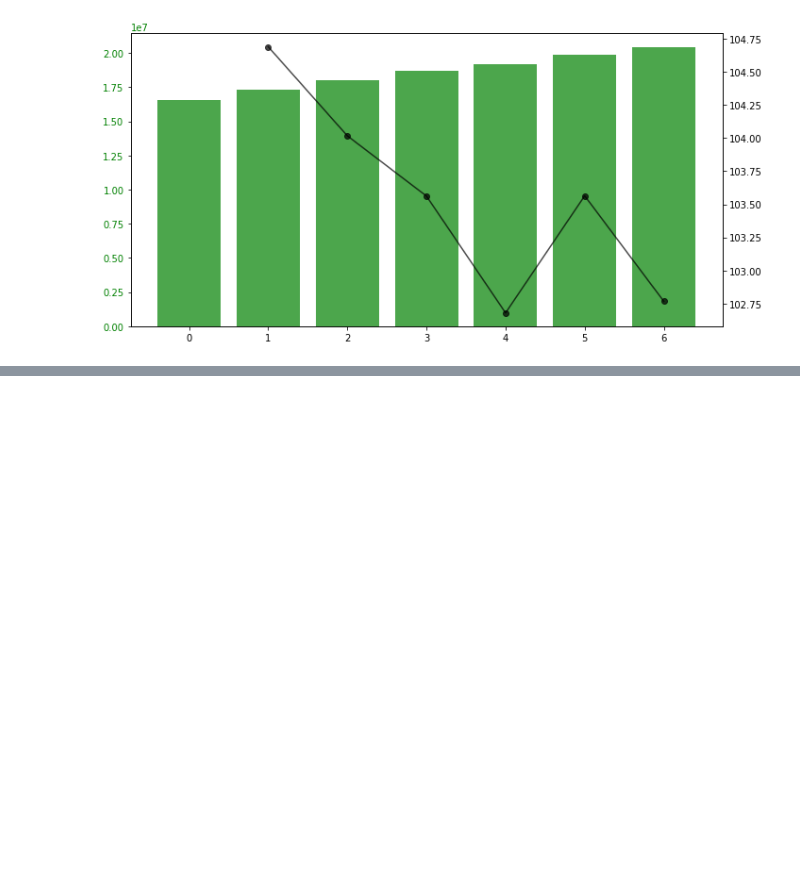
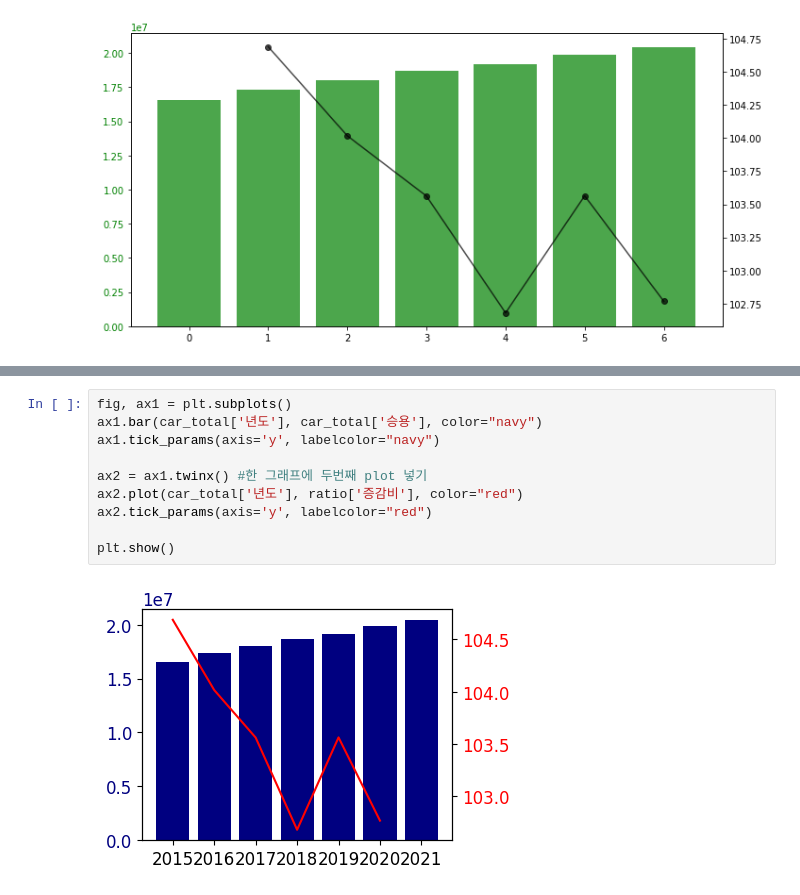
Before and after one commit to JIDONGJU/StudyPython22, a Jupyter notebook: 220614~/11day~/자동차 등록대수 및 증감률.ipynb, the cells around one changed output, grey strips where cells are left out. Drawn from its saved outputs; the diff is of its cells as text; blank space fills up the shorter version.

```diff
--- a/220614~/11day~/자동차 등록대수 및 증감률.ipynb
+++ b/220614~/11day~/자동차 등록대수 및 증감률.ipynb
@@ -180,0 +191,12 @@ plt.show()
+# %%
+fig, ax1 = plt.subplots()
+ax1.bar(car_total['년도'], car_total['승용'], color="navy")
+ax1.tick_params(axis='y', labelcolor="navy")
+
+ax2 = ax1.twinx() #한 그래프에 두번째 plot 넣기
+ax2.plot(car_total['년도'], ratio['증감비'], color="red")
+ax2.tick_params(axis='y', labelcolor="red")
+
+plt.show()
+# %% [output]
+[figure, added]
```
Also changed, not shown: parts of 7 cells of this notebook.
